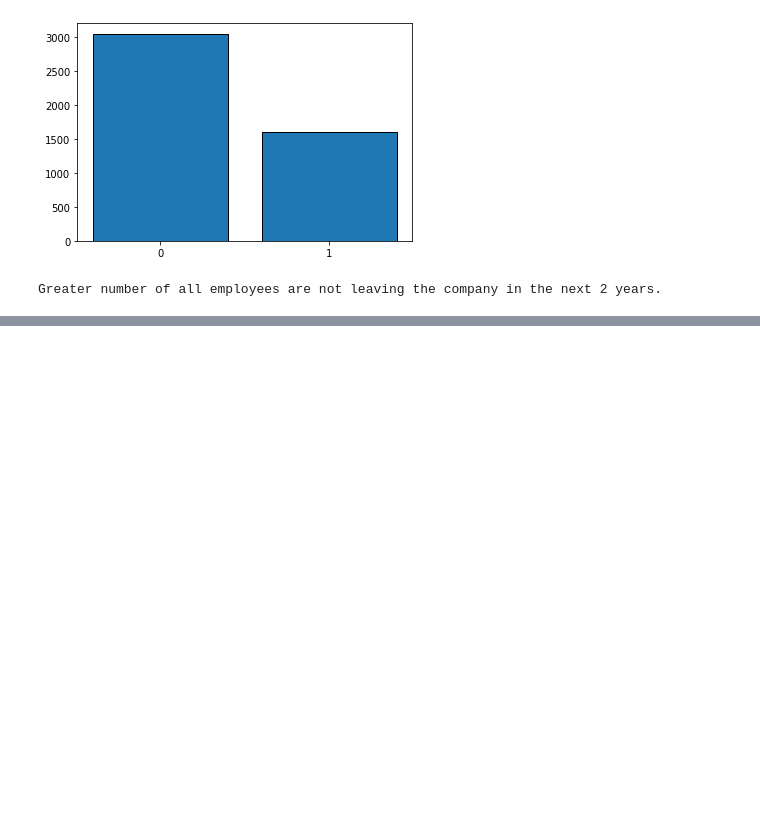
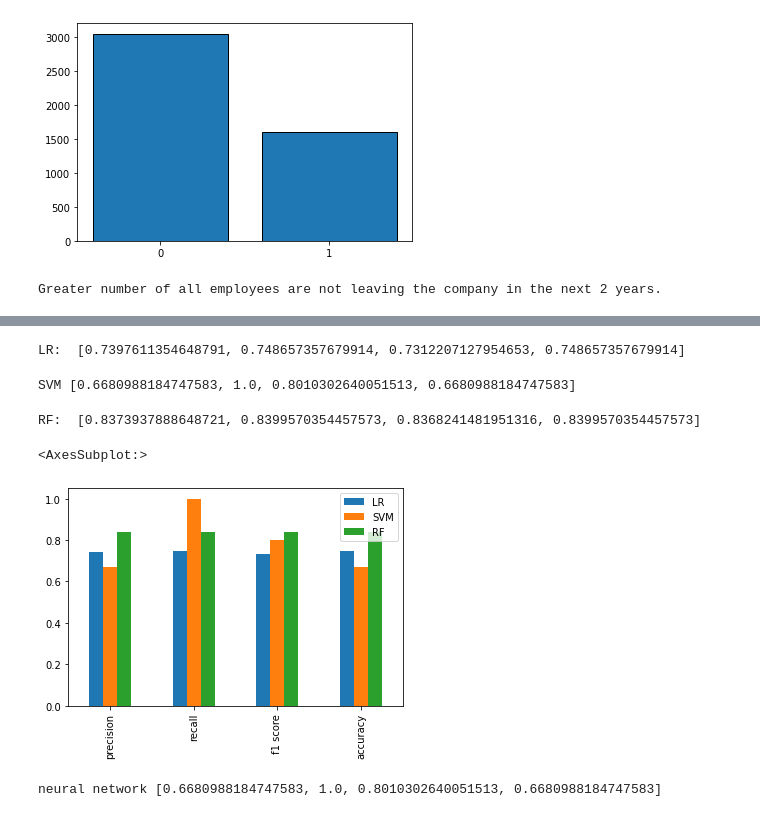
Before and after one commit to gawronskijakub/employee-future-prediction, a Jupyter notebook: employees.ipynb, the cells around one changed output, grey strips where cells are left out. Saved outputs shown, nothing was run; the diff lists cells and outputs as text; code cells hidden in the pictures; blank space fills up the shorter version.

Commit message:
Added (trained?) different models (+hyperparameters)

```diff
--- a/employees.ipynb
+++ b/employees.ipynb
@@ -430,0 +455,58 @@ sns.displot(data=employees, y='LeaveOrNot', hue='Gender', col='PaymentTier')
+# %%
+def train_model(classifier, feature_vector_train, label, feature_vector_valid):
+    # Train model
+    classifier.fit(feature_vector_train, label)
+
+    # Generate models' predictions for test data
+    predictions = classifier.predict(feature_vector_valid)
+
+    # Evaluate the model basing on test data
+    scores = list(metrics.precision_recall_fscore_support(y_test, predictions, average='weighted', labels=np.unique(predictions)))
+
+    score_vals = [
+        scores[0],
+        scores[1],
+        scores[2]
+    ]
+    score_vals.append(metrics.accuracy_score(predictions,y_test))
+    return score_vals
+# %%
+# MODEL 1 - Logistic regression
+accuracy = train_model(linear_model.LogisticRegression(), X_train, y_train, X_test)
+accuracy_compare = {'LR': accuracy}
+print ("LR: ", accuracy)
+# %% [output]
+LR:  [0.7397611354648791, 0.748657357679914, 0.7312207127954653, 0.748657357679914]
+# %%
+# MODEL 2 - Support Vector Machine
+svc = svm.SVC()
+
+accuracy = train_model(svc, X_train, y_train, X_test)
+accuracy_compare['SVM'] = accuracy
+print ("SVM" , accuracy)
+# %% [output]
+SVM [0.6680988184747583, 1.0, 0.8010302640051513, 0.6680988184747583]
+# %%
+# MODEL 3 - Random Forest Tree
+accuracy = train_model(ensemble.RandomForestClassifier(), X_train, y_train, X_test)
+accuracy_compare['RF'] = accuracy
+print ("RF: ", accuracy)
+# %% [output]
+RF:  [0.8373937888648721, 0.8399570354457573, 0.8368241481951316, 0.8399570354457573]
+# %%
+compareModels = pd.DataFrame(accuracy_compare, index = ['precision', 'recall', 'f1 score', 'accuracy'])
+compareModels.plot(kind='bar')
+# %% [output]
+<AxesSubplot:>
+[figure, added]
+# %%
+# Corrective action - use of a neural network
+
+# MODEL 4 - neural network
+from sklearn.neural_network import MLPClassifier
+mlp = MLPClassifier(hidden_layer_sizes=(10, 10, 10), max_iter=1000)
+accuracy = train_model(mlp, X_train, y_train, X_test)
+accuracy_compare['neural network'] = accuracy
+print ("neural network" , accuracy)
+# %% [output]
+neural network [0.6680988184747583, 1.0, 0.8010302640051513, 0.6680988184747583]
```
Also changed, not shown: parts of 11 cells of this notebook.
